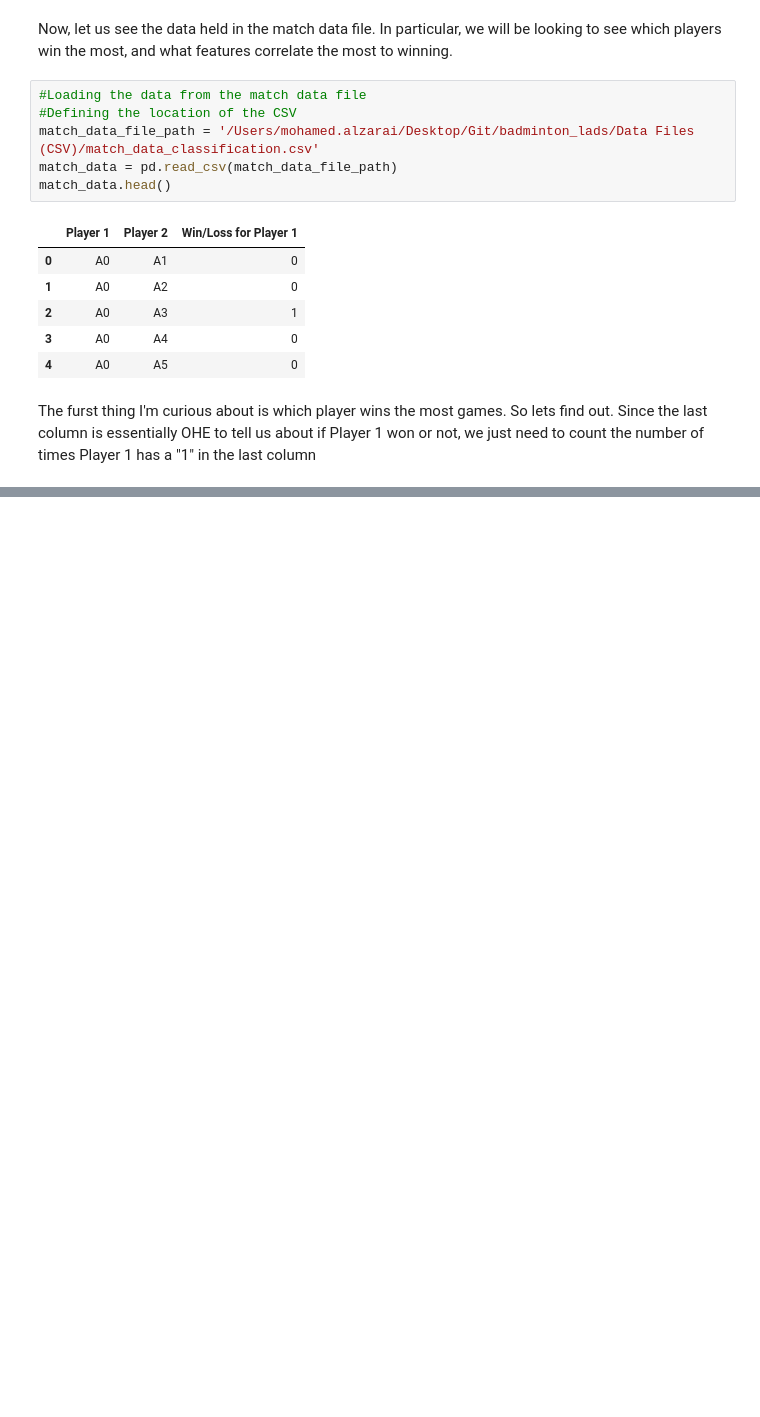
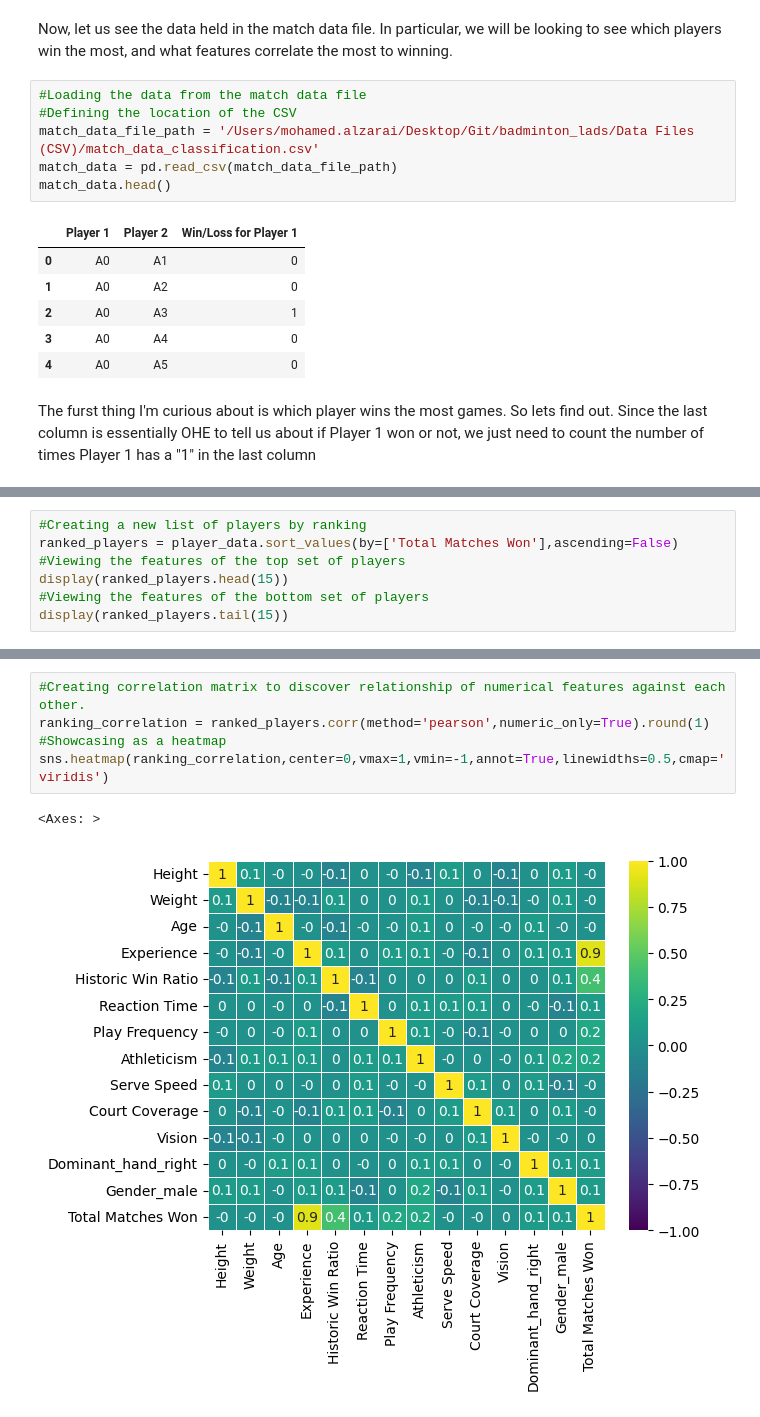
Before and after one commit to alzarai/badminton_lads, a Jupyter notebook: Notebooks/EDA.ipynb, the cells around one changed output, grey strips where cells are left out. Drawn from its saved outputs; the diff is of its cells as text; blank space fills up the shorter version.

```diff
--- a/Notebooks/EDA.ipynb
+++ b/Notebooks/EDA.ipynb
@@ -106,0 +122,7 @@ display(match_data_summarised.head(50))
+# %%
+#Creating a new list of players by ranking
+ranked_players = player_data.sort_values(by=['Total Matches Won'],ascending=False)
+#Viewing the features of the top set of players
+display(ranked_players.head(15))
+#Viewing the features of the bottom set of players
+display(ranked_players.tail(15))
@@ -106,0 +168,8 @@ display(match_data_summarised.head(50))
+# %%
+#Creating correlation matrix to discover relationship of numerical features against each other.
+ranking_correlation = ranked_players.corr(method='pearson',numeric_only=True).round(1)
+#Showcasing as a heatmap
+sns.heatmap(ranking_correlation,center=0,vmax=1,vmin=-1,annot=True,linewidths=0.5,cmap='viridis')
+# %% [output]
+<Axes: >
+[figure, added]
```
Also changed, not shown: parts of 9 cells of this notebook.
